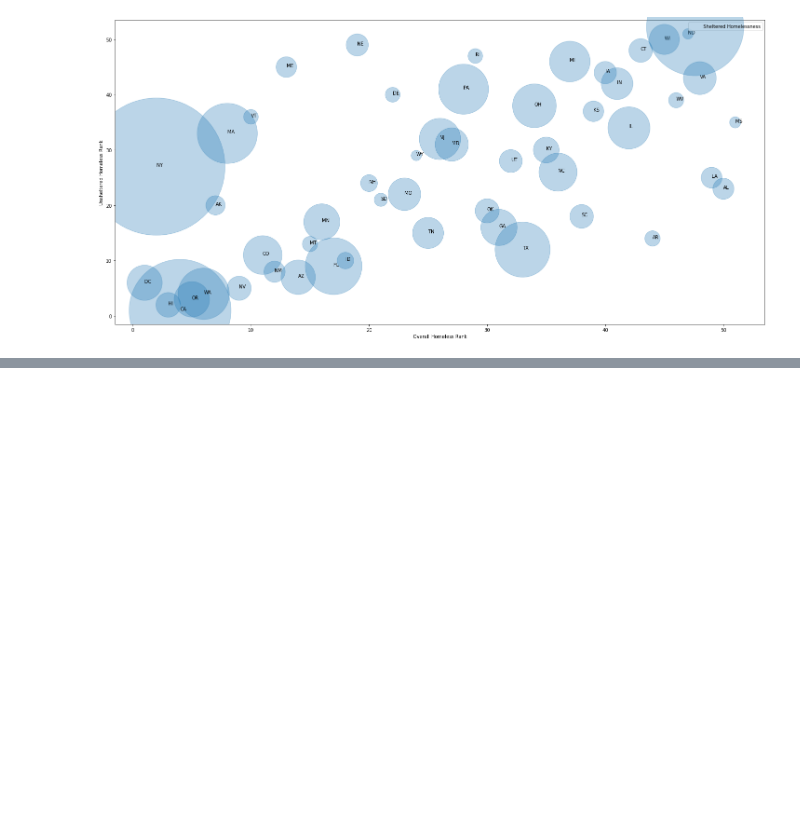
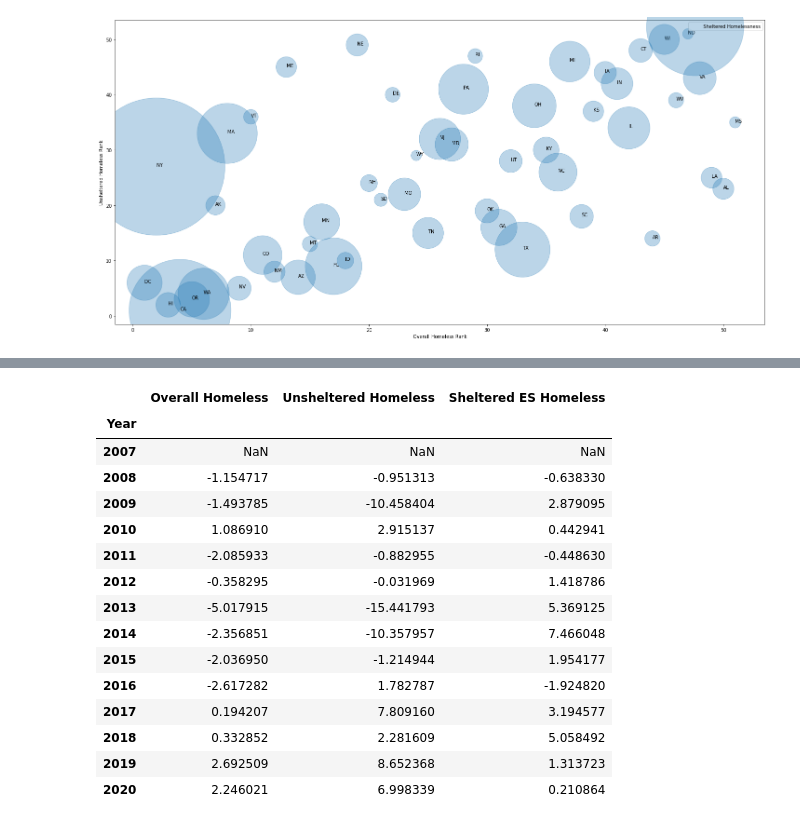
Before and after one commit to Jenniarlet/homeless_project, a Jupyter notebook: notebooks/eda_v2.ipynb, the cells around one changed output, grey strips where cells are left out. Saved outputs shown, nothing was run; the diff lists cells and outputs as text; code cells hidden in the pictures; blank space fills up the shorter version.

```diff
--- a/notebooks/eda_v2.ipynb
+++ b/notebooks/eda_v2.ipynb
@@ -291,0 +335,21 @@ plt.show()
+# %%
+#calculate the change in homelessness between the previous and current year
+pct_change = total_homeless.pct_change()*100
+pct_change
+# %% [output]
+|  | Overall Homeless | Unsheltered Homeless | Sheltered ES Homeless |
+| Year |  |  |  |
+| 2007 | NaN | NaN | NaN |
+| 2008 | -1.154717 | -0.951313 | -0.638330 |
+| 2009 | -1.493785 | -10.458404 | 2.879095 |
+| 2010 | 1.086910 | 2.915137 | 0.442941 |
+| 2011 | -2.085933 | -0.882955 | -0.448630 |
+| 2012 | -0.358295 | -0.031969 | 1.418786 |
+| 2013 | -5.017915 | -15.441793 | 5.369125 |
+| 2014 | -2.356851 | -10.357957 | 7.466048 |
+| 2015 | -2.036950 | -1.214944 | 1.954177 |
+| 2016 | -2.617282 | 1.782787 | -1.924820 |
+| 2017 | 0.194207 | 7.809160 | 3.194577 |
+| 2018 | 0.332852 | 2.281609 | 5.058492 |
+| 2019 | 2.692509 | 8.652368 | 1.313723 |
+| 2020 | 2.246021 | 6.998339 | 0.210864 |
```
Also changed, not shown: parts of 9 cells of this notebook.
